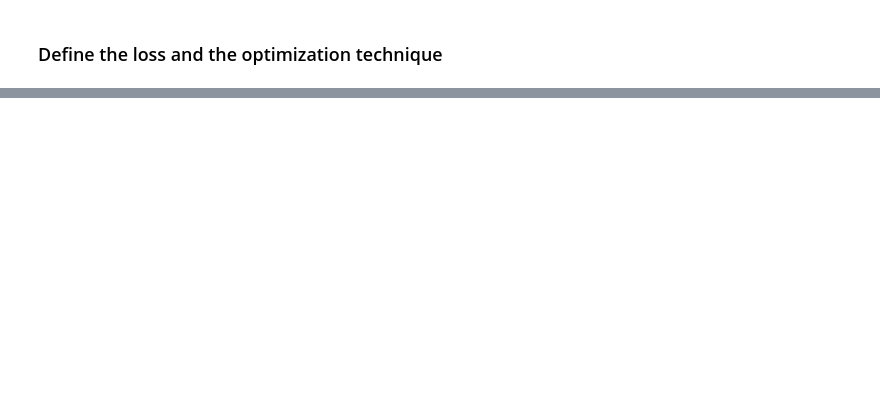
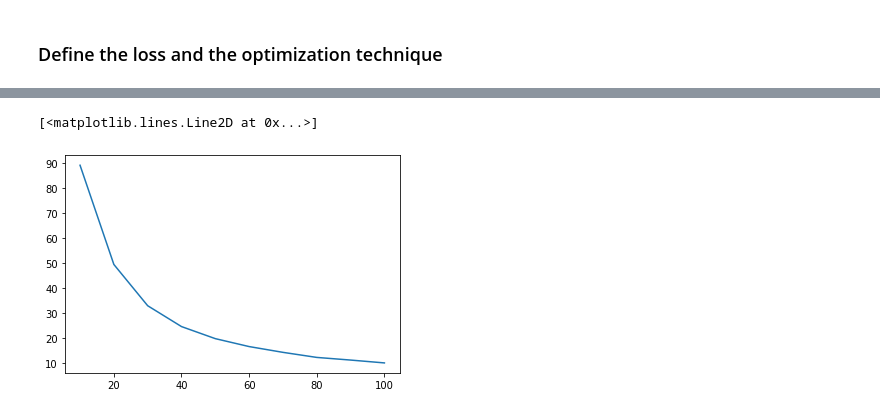
Before and after one commit to FrancescoManca-FM/Project_MLDL, a Jupyter notebook: Finetuning.ipynb, the cells around one changed output, grey strips where cells are left out. Drawn from its saved outputs; the diff is of its cells as text; code cells hidden in the pictures; blank space fills up the shorter version.

```diff
--- a/Finetuning.ipynb
+++ b/Finetuning.ipynb
@@ -211,0 +481,37 @@ def addOutputNodes (network, num_classes):
+# %%
+#TRYING TO RANDOMIZE CLASSES
+
+
+# divided our dataset into sample of 10 classes each
+# train the network on the first 10 classes
+# evaluate the network on the first 10 classes
+# train the network on the second 10 classes (adding 10 output layers)
+# evaluate the network on the first 20 classes
+iterations = 10
+num_classes = 10
+test_set = [] #initialized here because we test over all the classes not only those one in which I train
+acc = []
+#import random
+#indices = list(range(0,100))
+#random.shuffle(indices)
+for i in range(iterations):
+  #classes_current_iter = dict(zip(indices[i*num_classes : i*num_classes+num_classes],range(i*num_classes,i*num_classes+num_classes)))
+  # print(classes_current_iter)
+  classes_current_iter = range(i*num_classes, i*num_classes+num_classes)
+  train_iter = []
+  for j in range(len(trainset)):
+    #if(trainset[j][-1] in classes_current_iter.keys()):
+      #trainset[j][-1] = classes_current_iter[trainset[j][-1]]
+    if(trainset[j][-1] in classes_current_iter):
+      test_set.append(trainset[j])
+      train_iter.append(trainset[j])
+
+  train_loader = torch.utils.data.DataLoader(train_iter, shuffle = True, batch_size=batch_size, num_workers=2)
+  valid_loader = torch.utils.data.DataLoader(test_set, shuffle = True, batch_size = batch_size, num_workers=2)
+  print("Train the network, iteration: ", i, " on classes: ", classes_current_iter)
+  training(train_loader, i, net, device, epochs) # Train the network with 10 classes at a time
+  #print("Train_loader length: ",len(train_loader))
+  #print("valid_loader length: ",len(valid_loader))
+  test(valid_loader, i, net, acc) # Test the network with all classes seen until this iteration
+
+  # train loader contains at each iteration the new 10 classes used to evaluate the network, while valid loader contains all classes seen so far
@@ -227,0 +566,6 @@ def test(testloader, iteration, resnet34):
+# %%
+x = [10,20,30,40,50,60,70,80,90,100]
+plt.plot(x,acc)
+# %% [output]
+[<matplotlib.lines.Line2D at 0x...>]
+[figure, added]
```
Also changed, not shown: parts of 30 cells of this notebook.
